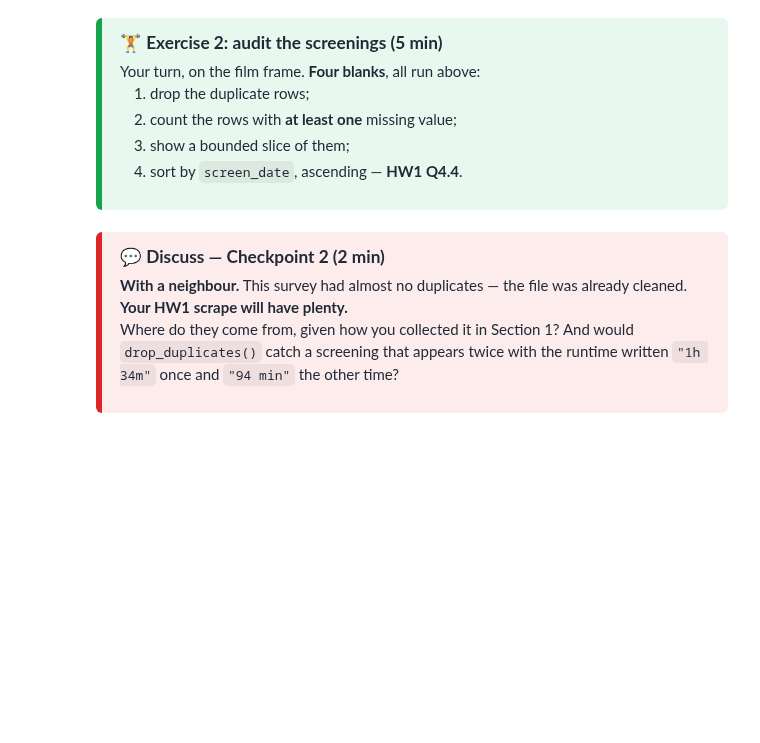
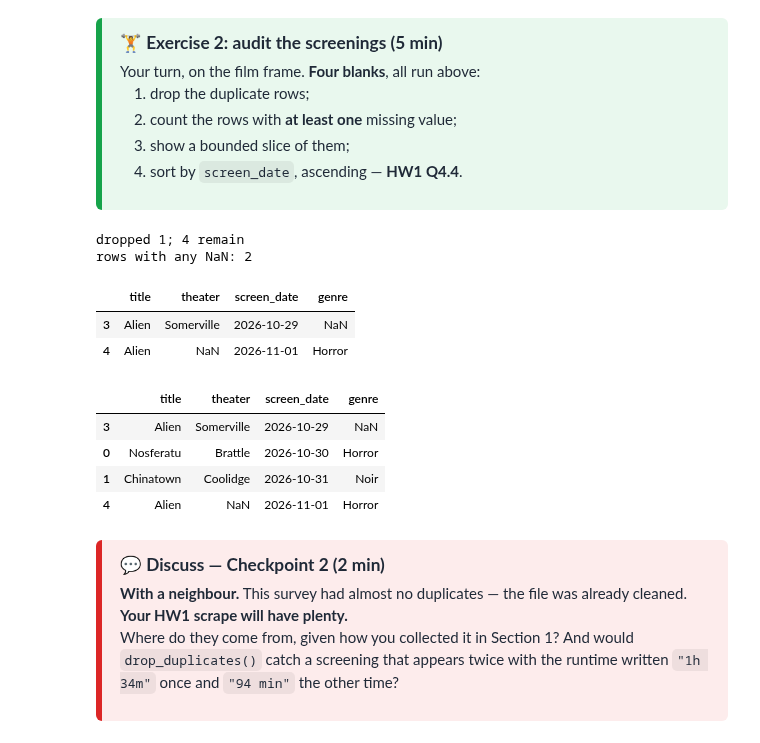
Before and after one commit to qqgjyx/AC-209A, a Jupyter notebook: sections/sec02/cs1090a_sec02_student.ipynb, the cells around one changed output. Saved outputs shown, nothing was run; the diff lists cells and outputs as text; code cells hidden in the pictures; blank space fills up the shorter version.

```diff
--- a/sections/sec02/cs1090a_sec02_student.ipynb
+++ b/sections/sec02/cs1090a_sec02_student.ipynb
@@ -345,23 +467,34 @@ Your turn, on the film frame. <strong>Four blanks</strong>, all run above:
 # %%
 screenings = pd.DataFrame({
     "title":       ["Nosferatu", "Chinatown", "Nosferatu", "Alien", "Alien"],
     "theater":     ["Brattle", "Coolidge", "Brattle", "Somerville", None],
     "screen_date": pd.to_datetime(["2026-10-30", "2026-10-31", "2026-10-30",
                                    "2026-10-29", "2026-11-01"]),
     "genre":       ["Horror", "Noir", "Horror", None, "Horror"],
 })
 
 # your code here
 n_before = len(screenings)
-screenings = ...                                  # 1. drop the duplicate rows
+screenings = screenings.drop_duplicates()    # 1. drop the duplicate rows
 print(f"dropped {n_before - len(screenings)}; {len(screenings)} remain")
 
-print("rows with any NaN:", ...)                  # 2. .any(axis=1), not a threshold
-display(...)                                      # 3. a BOUNDED slice of them
+print("rows with any NaN:", screenings.isna().any(axis=1).sum())  # 2. .any(axis=1), not a threshold
+display(screenings[screenings.isna().any(axis=1)].head())         # 3. a BOUNDED slice of them
 
-screenings = ...                                  # 4. sort ascending by screen_date
+screenings = screenings.sort_values("screen_date")  # 4. sort ascending by screen_date
 
 screenings
+# %% [output]
+dropped 1; 4 remain
+rows with any NaN: 2
+|  | title | theater | screen_date | genre |
+| 3 | Alien | Somerville | 2026-10-29 | NaN |
+| 4 | Alien | NaN | 2026-11-01 | Horror |
+|  | title | theater | screen_date | genre |
+| 3 | Alien | Somerville | 2026-10-29 | NaN |
+| 0 | Nosferatu | Brattle | 2026-10-30 | Horror |
+| 1 | Chinatown | Coolidge | 2026-10-31 | Noir |
+| 4 | Alien | NaN | 2026-11-01 | Horror |
 # %% [markdown]
 <div style="background:#FDECEC; border-left:6px solid #DC2626; padding:14px 18px; margin:16px 0; border-radius:6px; color:#1F2937;">
 <div style="font-size:1.15em; font-weight:700; margin-bottom:6px;">💬 Discuss — Checkpoint 2 (2 min)</div>
```
Also changed, not shown: parts of 36 cells of this notebook.
